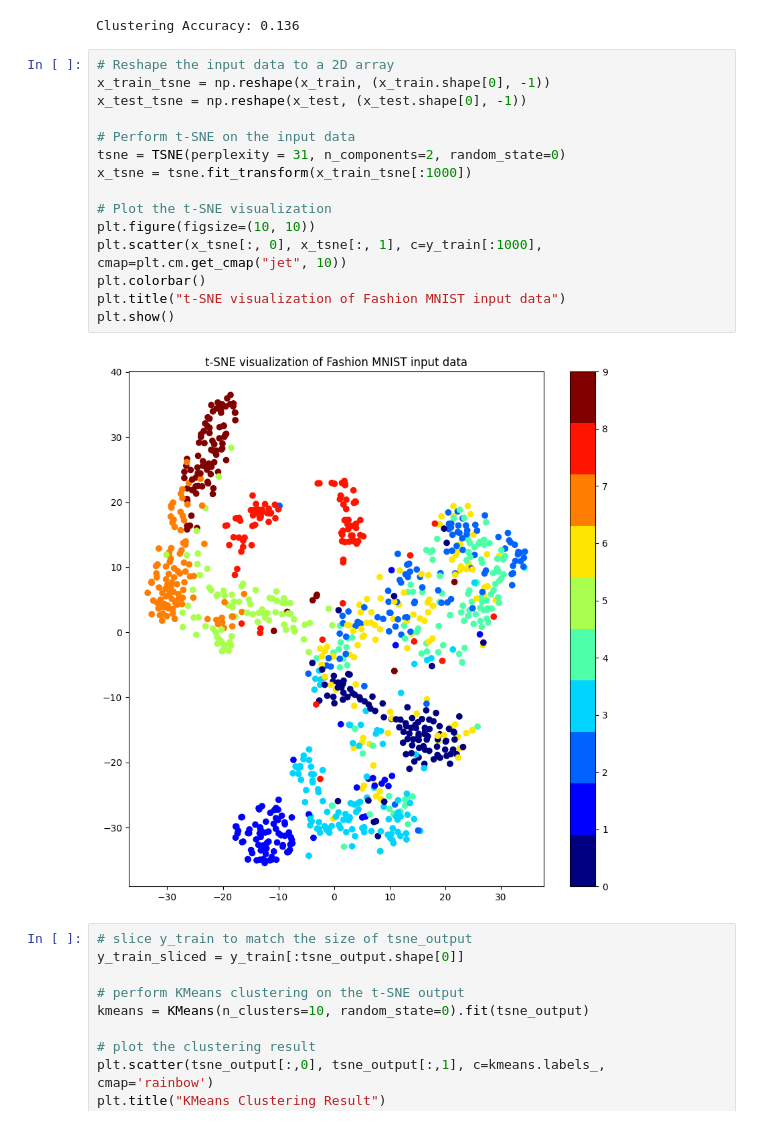
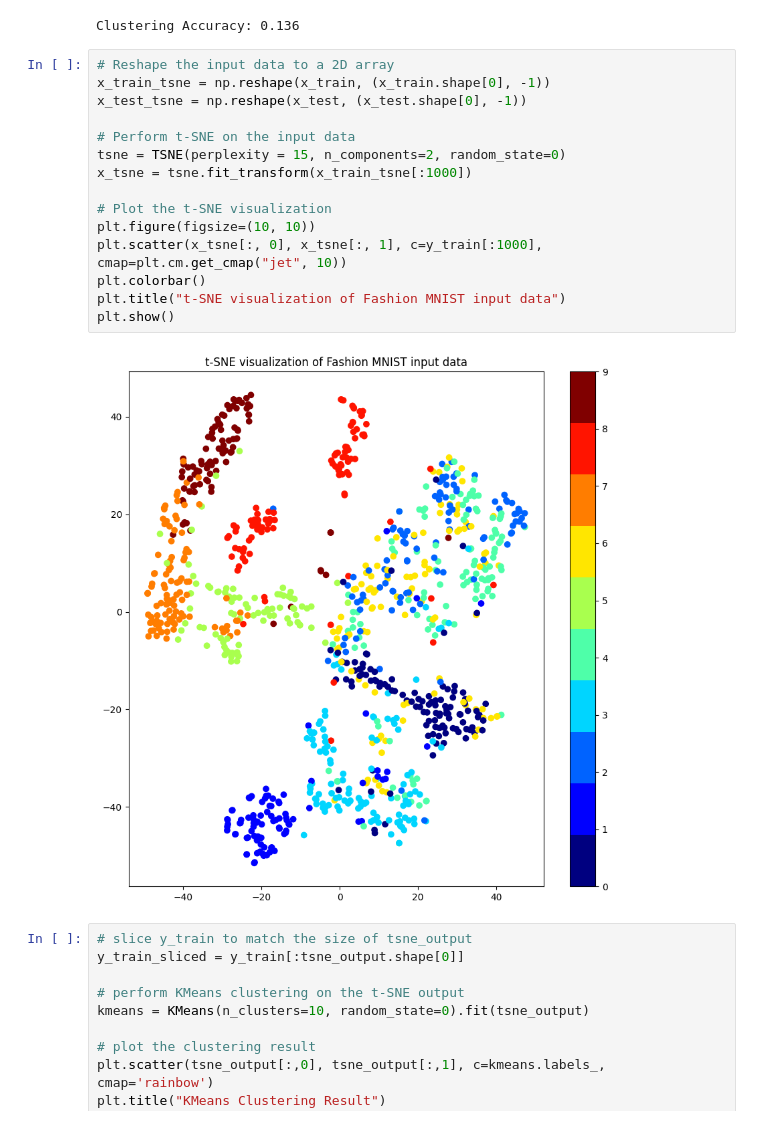
Before and after one commit to titusjscott/Deep-Learning-Project, a Jupyter notebook: Deep_Learning_Project.ipynb, the cells around one changed output. Saved outputs shown, nothing was run; the diff lists cells and outputs as text.

```diff
--- a/Deep_Learning_Project.ipynb
+++ b/Deep_Learning_Project.ipynb
@@ -465,20 +465,20 @@ Clustering Accuracy: 0.136
 # %%
 # Reshape the input data to a 2D array
 x_train_tsne = np.reshape(x_train, (x_train.shape[0], -1))
 x_test_tsne = np.reshape(x_test, (x_test.shape[0], -1))
 
 # Perform t-SNE on the input data
-tsne = TSNE(perplexity = 31, n_components=2, random_state=0)
+tsne = TSNE(perplexity = 15, n_components=2, random_state=0)
 x_tsne = tsne.fit_transform(x_train_tsne[:1000])
 
 # Plot the t-SNE visualization
 plt.figure(figsize=(10, 10))
 plt.scatter(x_tsne[:, 0], x_tsne[:, 1], c=y_train[:1000], cmap=plt.cm.get_cmap("jet", 10))
 plt.colorbar()
 plt.title("t-SNE visualization of Fashion MNIST input data")
 plt.show()
 # %% [output]
-[figure, old version]
+[figure, new version]
 # %%
 # slice y_train to match the size of tsne_output
 y_train_sliced = y_train[:tsne_output.shape[0]]
```
Also changed, not shown: parts of 7 cells of this notebook.
